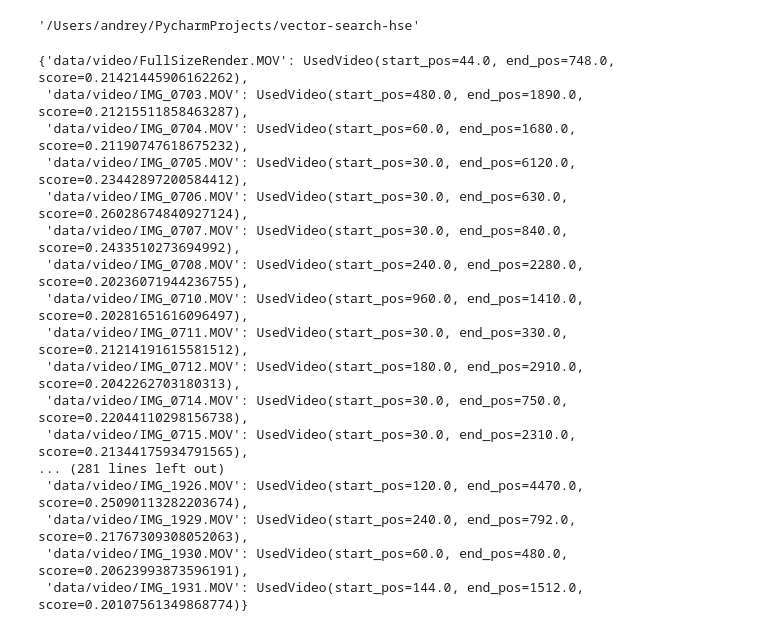
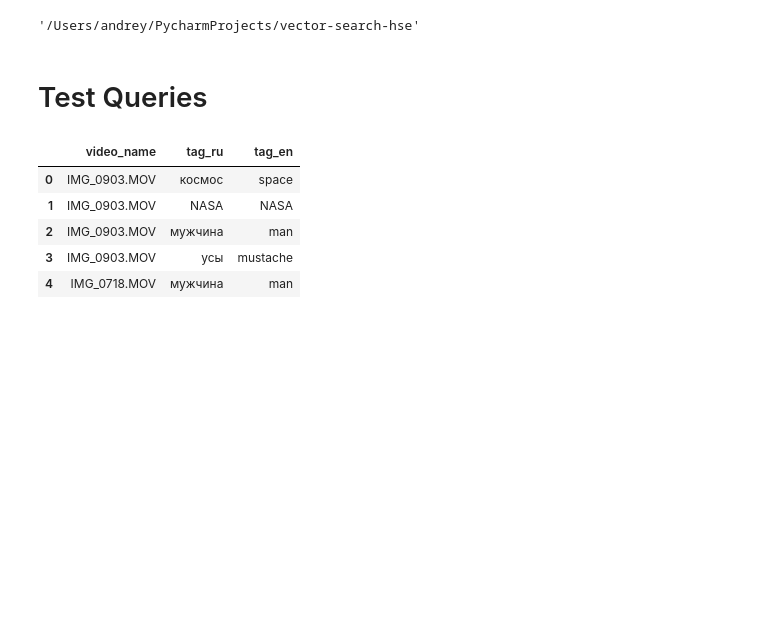
Before and after one commit to Tricar5/vector-search-hse, a Jupyter notebook: baseline/001.baseline.ipynb, the cells around one changed output. Saved outputs shown, nothing was run; the diff lists cells and outputs as text; code cells hidden in the pictures; blank space fills up the shorter version.

```diff
--- a/baseline/001.baseline.ipynb
+++ b/baseline/001.baseline.ipynb
@@ -182,20 +198,14 @@ video_desc, videos = engine.query_videos_by_tensor(x, 0.2, 0.8, 0.2)
-# %%
-videos
-# %% [output]
-{'data/video/FullSizeRender.MOV': UsedVideo(start_pos=44.0, end_pos=748.0, score=0.21421445906162262),
- 'data/video/IMG_0703.MOV': UsedVideo(start_pos=480.0, end_pos=1890.0, score=0.21215511858463287),
- 'data/video/IMG_0704.MOV': UsedVideo(start_pos=60.0, end_pos=1680.0, score=0.21190747618675232),
- 'data/video/IMG_0705.MOV': UsedVideo(start_pos=30.0, end_pos=6120.0, score=0.23442897200584412),
- 'data/video/IMG_0706.MOV': UsedVideo(start_pos=30.0, end_pos=630.0, score=0.26028674840927124),
- 'data/video/IMG_0707.MOV': UsedVideo(start_pos=30.0, end_pos=840.0, score=0.2433510273694992),
- 'data/video/IMG_0708.MOV': UsedVideo(start_pos=240.0, end_pos=2280.0, score=0.20236071944236755),
- 'data/video/IMG_0710.MOV': UsedVideo(start_pos=960.0, end_pos=1410.0, score=0.20281651616096497),
- 'data/video/IMG_0711.MOV': UsedVideo(start_pos=30.0, end_pos=330.0, score=0.21214191615581512),
- 'data/video/IMG_0712.MOV': UsedVideo(start_pos=180.0, end_pos=2910.0, score=0.2042262703180313),
- 'data/video/IMG_0714.MOV': UsedVideo(start_pos=30.0, end_pos=750.0, score=0.22044110298156738),
- 'data/video/IMG_0715.MOV': UsedVideo(start_pos=30.0, end_pos=2310.0, score=0.21344175934791565),
-... (281 lines left out)
- 'data/video/IMG_1926.MOV': UsedVideo(start_pos=120.0, end_pos=4470.0, score=0.25090113282203674),
- 'data/video/IMG_1929.MOV': UsedVideo(start_pos=240.0, end_pos=792.0, score=0.21767309308052063),
- 'data/video/IMG_1930.MOV': UsedVideo(start_pos=60.0, end_pos=480.0, score=0.20623993873596191),
- 'data/video/IMG_1931.MOV': UsedVideo(start_pos=144.0, end_pos=1512.0, score=0.20107561349868774)}
+# %% [markdown]
+# Test Queries
+# %%
+import pandas as pd
+
+tags_df = pd.read_parquet('data/tags.parquet')
+tags_df.head()
+# %% [output]
+|  | video_name | tag_ru | tag_en |
+| 0 | IMG_0903.MOV | космос | space |
+| 1 | IMG_0903.MOV | NASA | NASA |
+| 2 | IMG_0903.MOV | мужчина | man |
+| 3 | IMG_0903.MOV | усы | mustache |
+| 4 | IMG_0718.MOV | мужчина | man |
```
Also changed, not shown: parts of 17 cells of this notebook, 4 other files.
